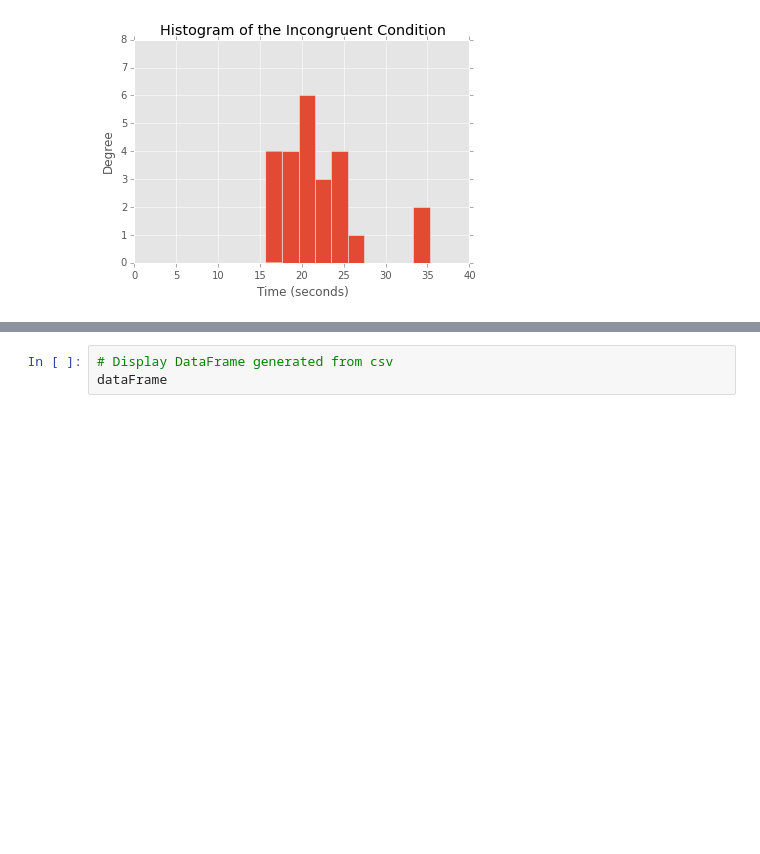
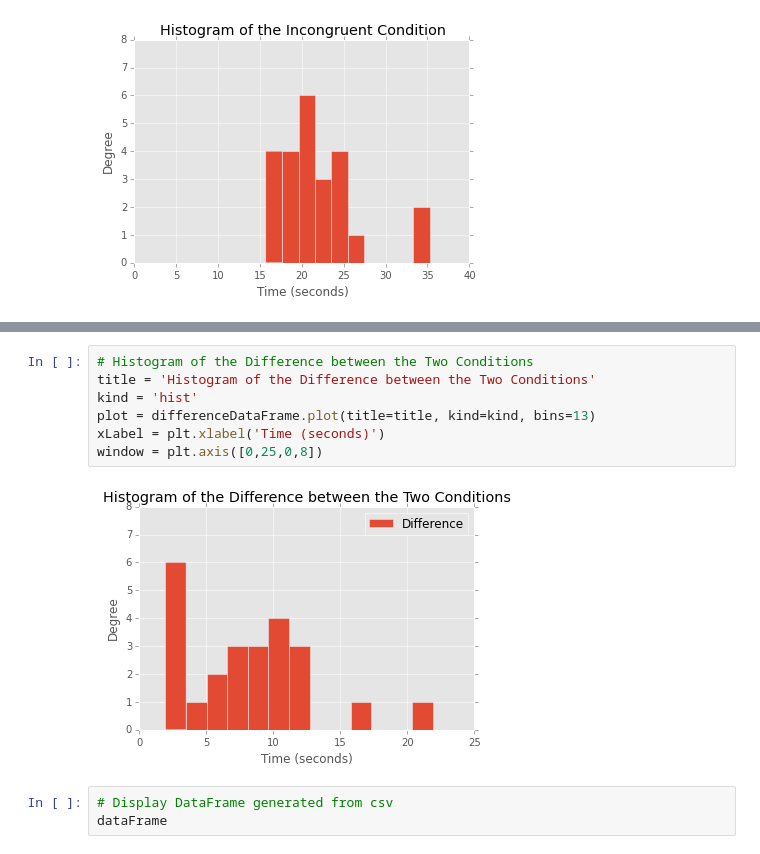
Before and after one commit to thrabchak/Udacity-Data-Analysis, a Jupyter notebook: P1 Stroop Effect/Data_Analyst_ND_Project1.ipynb, the cells around one changed output, grey strips where cells are left out. Drawn from its saved outputs; the diff is of its cells as text; blank space fills up the shorter version.

```diff
--- a/P1 Stroop Effect/Data_Analyst_ND_Project1.ipynb
+++ b/P1 Stroop Effect/Data_Analyst_ND_Project1.ipynb
@@ -117,3 +153,12 @@ window = plt.axis([0,40,0,8])
+# %%
+# Histogram of the Difference between the Two Conditions
+title = 'Histogram of the Difference between the Two Conditions'
+kind = 'hist'
+plot = differenceDataFrame.plot(title=title, kind=kind, bins=13)
+xLabel = plt.xlabel('Time (seconds)')
+window = plt.axis([0,25,0,8])
+# %% [output]
+[figure, added]
 # %%
 # Display DataFrame generated from csv
 dataFrame
```
Also changed, not shown: parts of 8 cells of this notebook.
